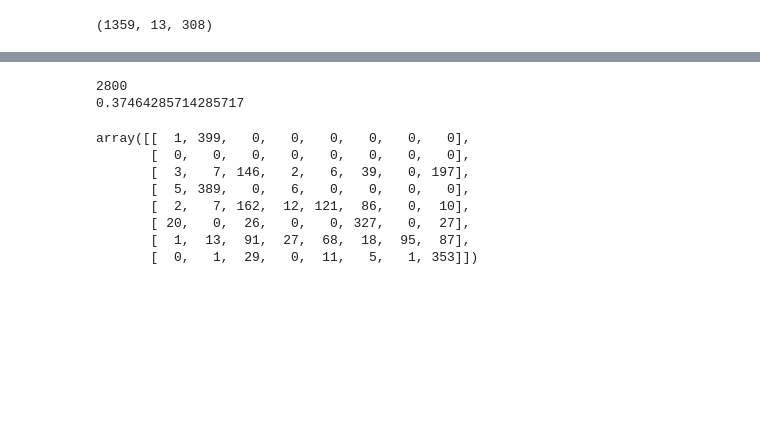
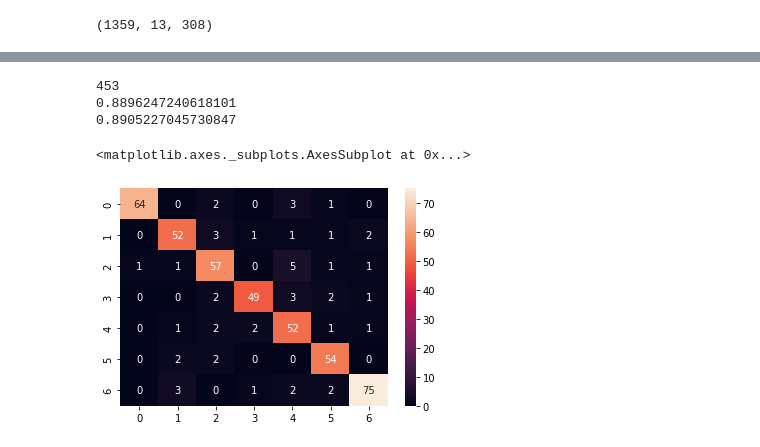
Before and after one commit to Karthick47v2/speech-emotion-classifier, a Jupyter notebook: train.ipynb, the cells around one changed output, grey strips where cells are left out. Drawn from its saved outputs; the diff is of its cells as text; code cells hidden in the pictures; blank space fills up the shorter version.

```diff
--- a/train.ipynb
+++ b/train.ipynb
@@ -22,7 +22,7 @@ y = np.load('drive/MyDrive/SER/y.npy')
 le = LabelEncoder()
 y_encoded = to_categorical(le.fit_transform(y))
 # %%
-x_train, x_test, y_train, y_test = train_test_split(X_mfcc, y_encoded, random_state=42, test_size=0.2)
+x_train, x_test, y_train, y_test = train_test_split(X_mel, y_encoded, random_state=42, test_size=0.2)
 x_test, x_T_test, y_test, y_T_test = train_test_split(x_test, y_test, random_state=42, test_size=0.25)
 # %%
 x_test.shape
@@ -126,6 +126,3 @@ plt.title('Training and validation loss')
 plt.legend()
 
 plt.show()
-# %%
-# test
-model = keras.models.load_model('mel-model')
@@ -231,39 +132,29 @@ plt.show()
+# %%
+# test
+model1 = keras.models.load_model('mel-model1')
+model2 = keras.models.load_model('mel-model2')
+
+x_train, x_test, y_train, y_test = train_test_split(X_mel, y_encoded, random_state=42, test_size=0.2)
+x_test, x_MEL_test, y_test, y_MEL_test = train_test_split(x_test, y_test, random_state=42, test_size=0.25)
 # %%
-# test
-model = keras.models.load_model('mel-model')
-
-TESS_X_mel =np.load('drive/MyDrive/SER/TESS_X_mel.npy')
-# SAVEES_X_mel = np.load('drive/MyDrive/SER/SAVEES_X_mel.npy')
-TESS_y = np.load('drive/MyDrive/SER/TESS_y.npy')
-# SAVEES_y = np.load('drive/MyDrive/SER/SAVEES_y.npy')
-
-le.fit(y)
-TESS_y_encoded = to_categorical(le.transform(TESS_y))
-# SAVEES_y_encoded = to_categorical(le.transform(SAVEES_y))
-
-y_preds = model.predict(TESS_X_mel)
+y_preds = model1.predict(x_T_test)
 y_hat = np.argmax(y_preds, axis=1)
-y_true = np.argmax(TESS_y_encoded, axis=1)
+y_true = np.argmax(y_T_test, axis=1)
 
 cm = confusion_matrix(y_true, y_hat)
 
 sum = 0
 
 for i in range(cm.shape[0]):
   sum += cm[i,i]
 
 print(len(y_preds))
 print(sum / len(y_preds))
-
-cm
+print(f1_score(y_true, y_hat, average='weighted'))
+sns.heatmap(cm, annot=True)
 # %% [output]
-2800
-0.37464285714285717
+453
+0.8896247240618101
+0.8905227045730847
-array([[  1, 399,   0,   0,   0,   0,   0,   0],
-       [  0,   0,   0,   0,   0,   0,   0,   0],
-       [  3,   7, 146,   2,   6,  39,   0, 197],
-       [  5, 389,   0,   6,   0,   0,   0,   0],
-       [  2,   7, 162,  12, 121,  86,   0,  10],
-       [ 20,   0,  26,   0,   0, 327,   0,  27],
-       [  1,  13,  91,  27,  68,  18,  95,  87],
-       [  0,   1,  29,   0,  11,   5,   1, 353]])
+<matplotlib.axes._subplots.AxesSubplot at 0x...>
+[figure, added]
```
Also changed, not shown: parts of 11 cells of this notebook.
